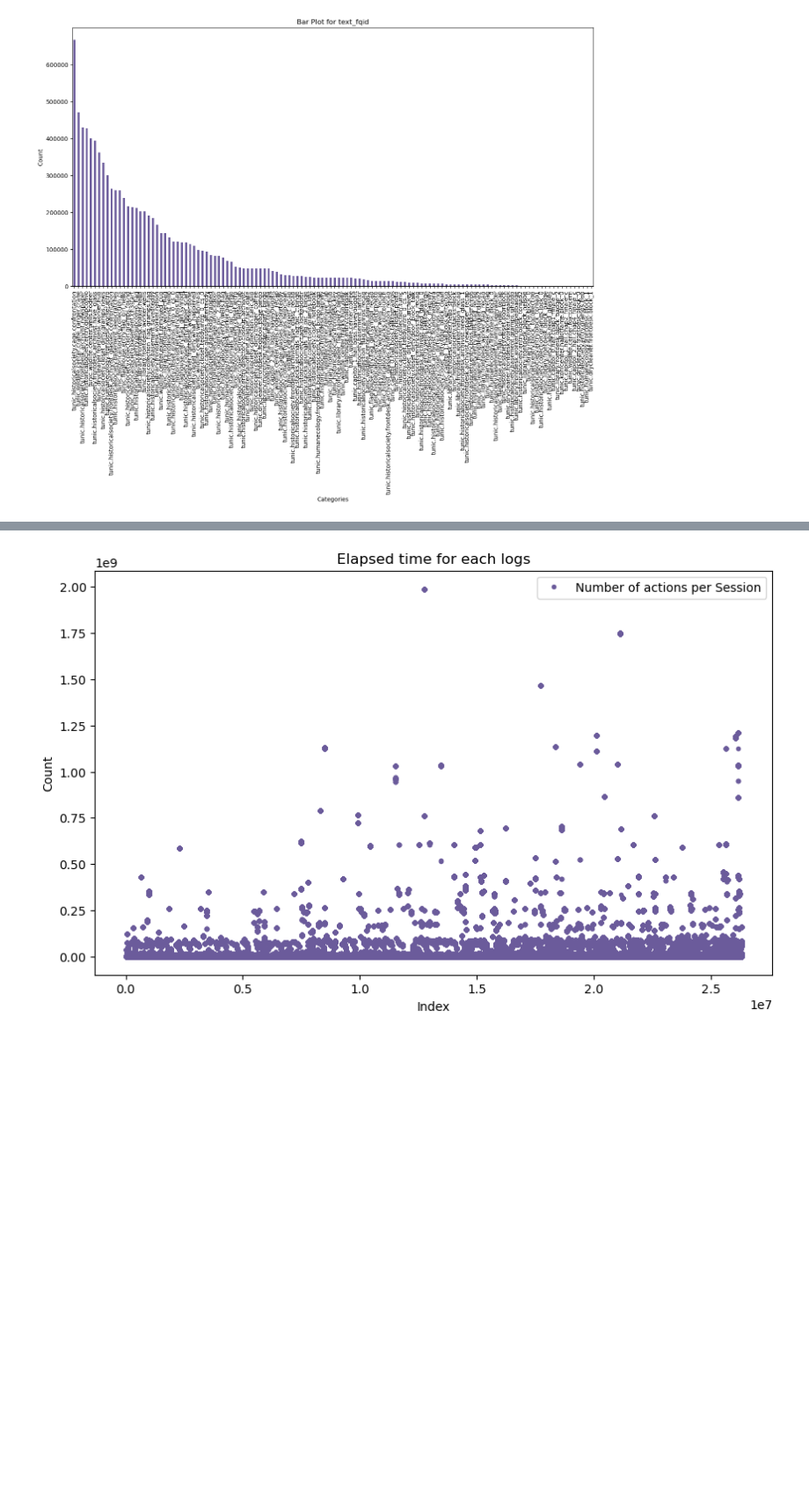
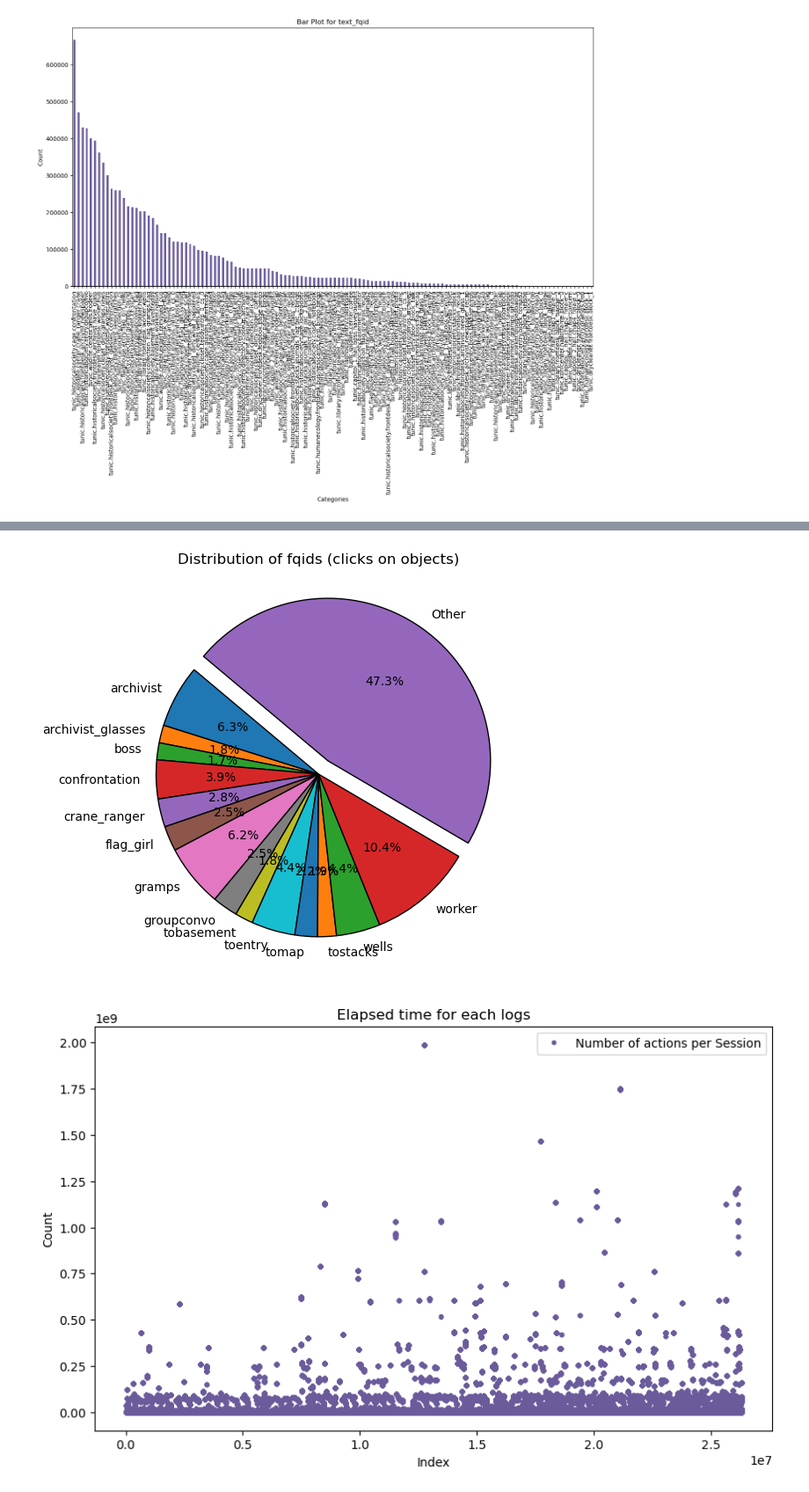
Before and after one commit to mestermarc/Student_performance_analysis, a Jupyter notebook: read_data.ipynb, the cells around one changed output, grey strips where cells are left out. Shown at 88% size. Drawn from its saved outputs; the diff is of its cells as text; code cells hidden in the pictures; blank space fills up the shorter version.

```diff
--- a/read_data.ipynb
+++ b/read_data.ipynb
@@ -247,3 +261,29 @@ for n, c_col in enumerate(ID_CATEGORICAL_COLS):
+# %%
+import matplotlib.pyplot as plt
+
+# Grouping by fqid and counting occurrences
+fqid_counts = df_train.groupby("fqid").size()
+
+# Threshold for "Other" category (2%)
+threshold = 300000
+
+# Filter out counts below threshold
+small_counts = fqid_counts[fqid_counts < threshold]
+
+# Combine small counts into "Other" category
+other_count = small_counts.sum()
+fqid_counts = fqid_counts[fqid_counts >= threshold]
+fqid_counts['Other'] = other_count
+
+# Plotting a pie chart
+explode = [0.1 if label == 'Other' else 0 for label in fqid_counts.index]
+plt.figure(figsize=(10, 6))
+plt.pie(fqid_counts, labels=fqid_counts.index, autopct='%1.1f%%', explode=explode,
+         startangle=140, wedgeprops={'edgecolor': 'black'})
+plt.title('Distribution of fqids (clicks on objects)')
+plt.show()
+# %% [output]
+[figure, added]
 # %%
 plt.figure(figsize=(10, 6))
 plt.plot(df_train["elapsed_time"], marker='.', linestyle='', markersize=6, color='#6b5b9b', label=f'Number of actions per Session')
```
Also changed, not shown: parts of 11 cells of this notebook, 1 other file.
